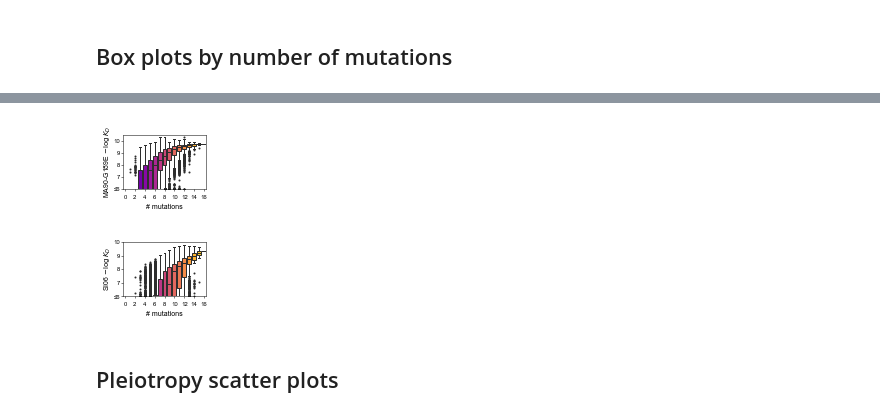
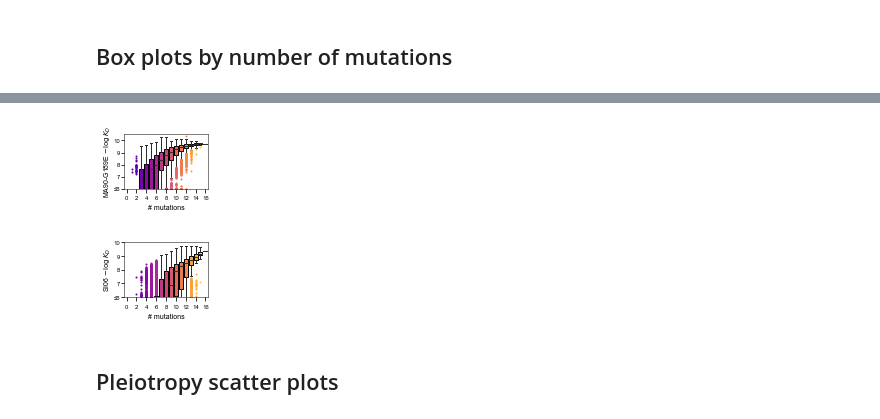
Before and after one commit to Ctharp17/CH65-comblib, a Jupyter notebook: Figures/Kd_figures/General_Landscape.ipynb, the cells around one changed output, grey strips where cells are left out. Saved outputs shown, nothing was run; the diff lists cells and outputs as text; code cells hidden in the pictures.

Commit message:
Fix boxplot outliers color

```diff
--- a/Figures/Kd_figures/General_Landscape.ipynb
+++ b/Figures/Kd_figures/General_Landscape.ipynb
@@ -169,23 +174,28 @@ x_locator = FixedLocator([0,2,4,6,8,10,12,14,16])
 ax.xaxis.set_major_locator(x_locator)
 ax.set_xticklabels(['0','2','4','6','8','10','12','14','16'])
 
-for i,artist in enumerate(ax.artists):
-    # Set the linecolor on the artist to the facecolor, and set the facecolor to None
-    col = lighten_color(artist.get_facecolor(), 1.2)
-    artist.set_edgecolor(col)
-    artist.set_edgecolor('black')
-    artist.set_linewidth(0.5)
+import matplotlib.patches
+box_patches = [patch for patch in ax.patches if type(patch) == matplotlib.patches.PathPatch]
+if len(box_patches) == 0:  # in matplotlib older than 3.5, the boxes are stored in ax2.artists
+    box_patches = ax.artists
+num_patches = len(box_patches)
+lines_per_boxplot = len(ax.lines) // num_patches
+for i, patch in enumerate(box_patches):
+    # Set the linecolor on the patch to the facecolor, and set the facecolor to None
+    col = patch.get_facecolor()
+    patch.set_edgecolor("k")
 
-    # Each box has 6 associated Line2D objects (to make the whiskers, fliers, etc.)
-    # Loop over them here, and use the same colour as above
-    for j in range(i*6,i*6+6):
-        line = ax.lines[j]
-        line.set_mfc(col)
-        line.set_mec(col)
-        line.set_linewidth(1)
+    # Each box has associated Line2D objects (to make the whiskers, fliers, etc.)
+    # Loop over them here, and use the same color as above
+    for line in ax.lines[i * lines_per_boxplot: (i + 1) * lines_per_boxplot]:
+        if line.get_marker() != '':
+            line.set_color(col)
+            line.set_mfc(col)  # facecolor of fliers
+            line.set_mec(col)  # edgecolor of fliers
+
 plt.savefig('20220603_CH65_G189E_box_bymut.png', transparent=True, dpi=600,bbox_inches='tight')
 # %% [output]
-[figure, old version]
+[figure, new version]
 # %%
 plt.rcParams['font.sans-serif'] = "Arial"
 # Then, "ALWAYS use sans-serif fonts"
@@ -194,47 +204,51 @@ plt.rcParams['axes.linewidth'] = 0.5
 flierprops = dict(marker='o', markersize=1)
 fig, ax = plt.subplots(figsize=(1.5,1))
 sns.boxplot(x="som_mut", y="SI06_mean", data=CH65_all,palette='plasma', saturation=1,
             flierprops=flierprops, linewidth=1,ax=ax)
 
 plt.xlabel("# mutations",fontsize=7)
 plt.ylabel("SI06 $-\log K_D$",fontsize=7,labelpad=0)
 plt.tick_params(
     axis='x',          # changes apply to the x-axis
     which='both',      # both major and minor ticks are affected
     bottom=True,      # ticks along the bottom edge are off
     top=False,         # ticks along the top edge are off
     labelbottom=True,
     labelsize=6)
 plt.tick_params(
     axis='y',          # changes apply to the x-axis
     labelsize=6,
     pad=0.5)
 y_locator = FixedLocator([6,7,8,9,10])
 ax.yaxis.set_major_locator(y_locator)
 ax.set_yticklabels(['≤6','7','8','9','10'])
 plt.ylim(6,10)
 plt.axhline(y=6,linestyle='dashed',linewidth=0.5,color='black')
 x_locator = FixedLocator([0,2,4,6,8,10,12,14,16])
 ax.xaxis.set_major_locator(x_locator)
 ax.set_xticklabels(['0','2','4','6','8','10','12','14','16'])
 
-for i,artist in enumerate(ax.artists):
-    # Set the linecolor on the artist to the facecolor, and set the facecolor to None
-    col = lighten_color(artist.get_facecolor(), 1.2)
-    artist.set_edgecolor(col)
-    artist.set_edgecolor('black')
-    artist.set_linewidth(0.5)
+import matplotlib.patches
+box_patches = [patch for patch in ax.patches if type(patch) == matplotlib.patches.PathPatch]
+if len(box_patches) == 0:  # in matplotlib older than 3.5, the boxes are stored in ax2.artists
+    box_patches = ax.artists
+num_patches = len(box_patches)
+lines_per_boxplot = len(ax.lines) // num_patches
+for i, patch in enumerate(box_patches):
+    # Set the linecolor on the patch to the facecolor, and set the facecolor to None
+    col = patch.get_facecolor()
+    patch.set_edgecolor("k")
 
-    # Each box has 6 associated Line2D objects (to make the whiskers, fliers, etc.)
-    # Loop over them here, and use the same colour as above
-    for j in range(i*6,i*6+6):
-        line = ax.lines[j]
-        line.set_mfc(col)
-        line.set_mec(col)
-        line.set_linewidth(1)
+    # Each box has associated Line2D objects (to make the whiskers, fliers, etc.)
+    # Loop over them here, and use the same color as above
+    for line in ax.lines[i * lines_per_boxplot: (i + 1) * lines_per_boxplot]:
+        if line.get_marker() != '':
+            line.set_color(col)
+            line.set_mfc(col)  # facecolor of fliers
+            line.set_mec(col)  # edgecolor of fliers
 plt.savefig('20220603_CH65_SI06_box_bymut.png', transparent=True, dpi=600,bbox_inches='tight')
 # %% [output]
-[figure, old version]
+[figure, new version]
 # %% [markdown]
 ## Pleiotropy scatter plots
 # %%
```
Also changed, not shown: parts of 1 cell of this notebook.
